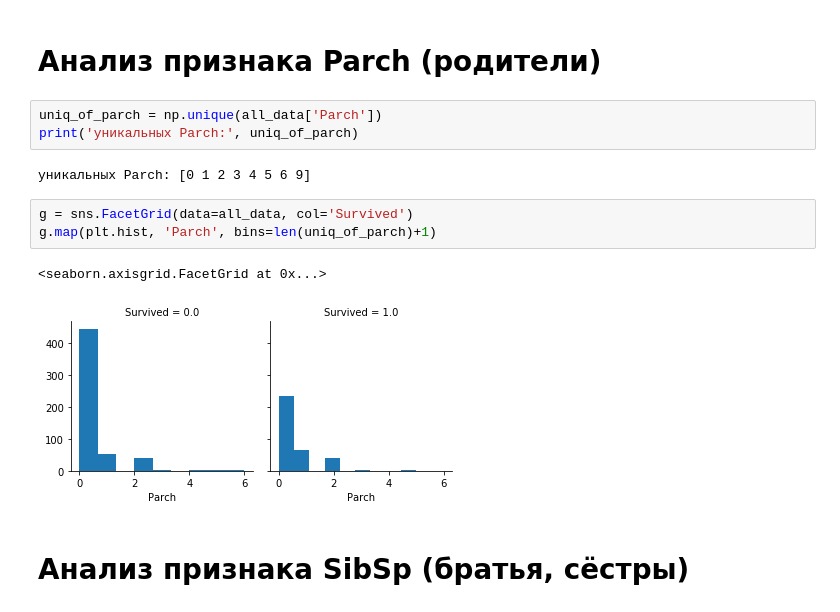
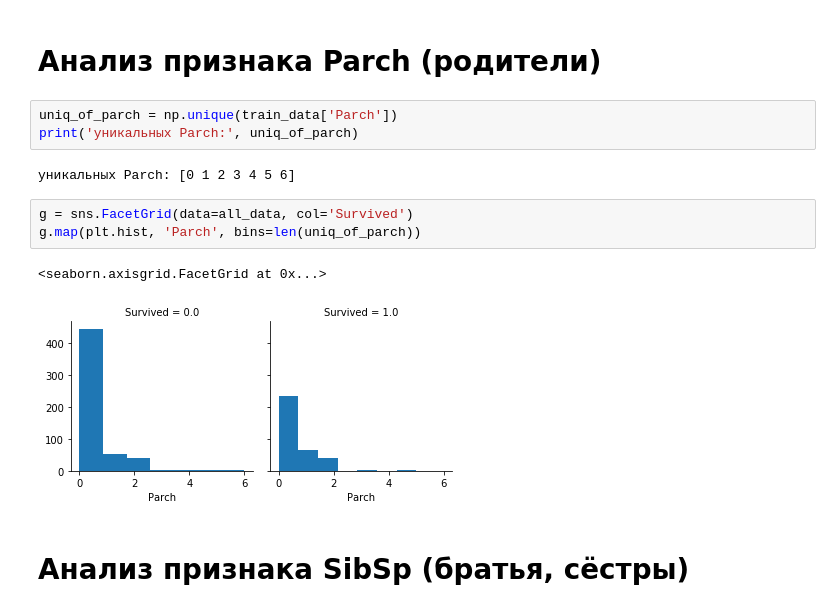
Before and after one commit to DmKuzin/kaggle_titanic, a Jupyter notebook: Titanic2.ipynb, the cells around one changed output. Cells and saved outputs as stored; diff of their text form.

```diff
--- a/Titanic2.ipynb
+++ b/Titanic2.ipynb
@@ -344,15 +344,15 @@ all_data.head()
 # %% [markdown]
 # Анализ признака Parch (родители)
 # %%
-uniq_of_parch = np.unique(all_data['Parch'])
+uniq_of_parch = np.unique(train_data['Parch'])
 print('уникальных Parch:', uniq_of_parch)
 # %% [output]
-уникальных Parch: [0 1 2 3 4 5 6 9]
+уникальных Parch: [0 1 2 3 4 5 6]
 # %%
 g = sns.FacetGrid(data=all_data, col='Survived')
-g.map(plt.hist, 'Parch', bins=len(uniq_of_parch)+1)
+g.map(plt.hist, 'Parch', bins=len(uniq_of_parch))
 # %% [output]
 <seaborn.axisgrid.FacetGrid at 0x...>
-[figure, old version]
+[figure, new version]
 # %% [markdown]
 # Анализ признака SibSp (братья, сёстры)
```
Also changed, not shown: parts of 20 cells of this notebook.
